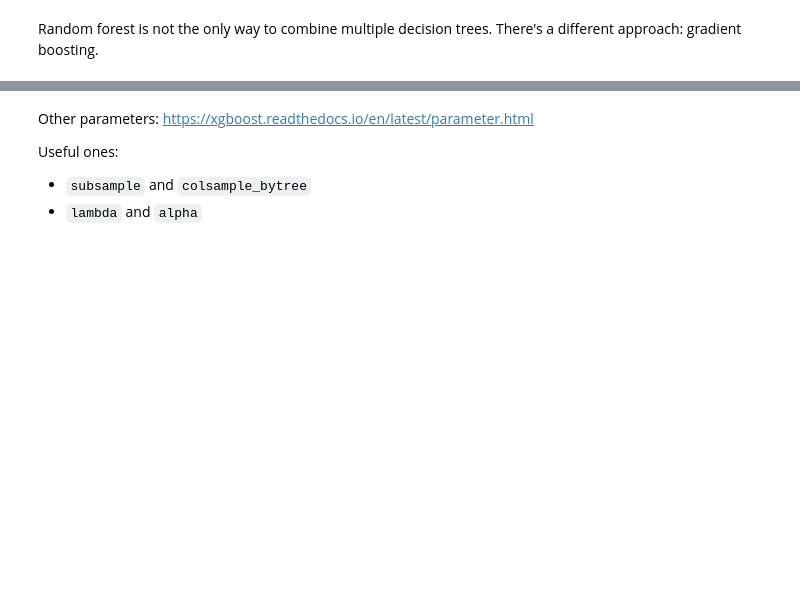
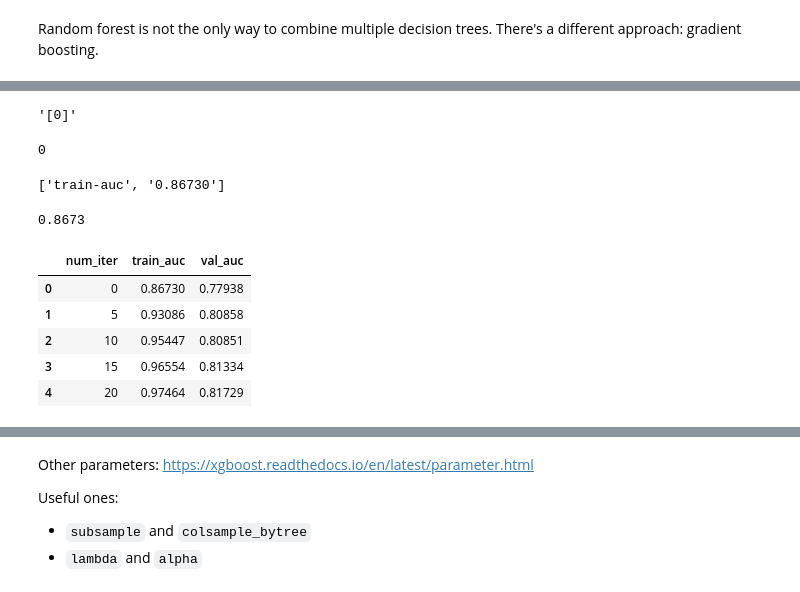
Before and after one commit to wanyingng/machine-learning-zoomcamp-2024, a Jupyter notebook: 06-trees/06-credit-risk.ipynb, the cells around one changed output, grey strips where cells are left out. Drawn from its saved outputs; the diff is of its cells as text; code cells hidden in the pictures; blank space fills up the shorter version.

```diff
--- a/06-trees/06-credit-risk.ipynb
+++ b/06-trees/06-credit-risk.ipynb
@@ -1706,0 +1889,3 @@ print(s[:200])
+# %%
+line = s.split('\n')[0]
+line
@@ -1707,3 +1898,22 @@ print(s[:200])
+# %%
+num_iter, train_auc, val_auc = line.split('\t')
+num_iter
+# %% [output]
+'[0]'
+# %%
+# Remove the brackets and convert it to an integer
+int(num_iter.strip('[]'))
+# %% [output]
+0
+# %%
+train_auc.split(':')
+# %% [output]
+['train-auc', '0.86730']
+# %%
+# Retrieve the AUC and convert it to a float
+float(train_auc.split(':')[1])
+# %% [output]
+0.8673
 # %%
 def parse_xgb_output(output):
     results = []
@@ -1722,4 +1932,12 @@ def parse_xgb_output(output):
     return df_results
 # %%
 df_score = parse_xgb_output(output)
+df_score[:5]
+# %% [output]
+|  | num_iter | train_auc | val_auc |
+| 0 | 0 | 0.86730 | 0.77938 |
+| 1 | 5 | 0.93086 | 0.80858 |
+| 2 | 10 | 0.95447 | 0.80851 |
+| 3 | 15 | 0.96554 | 0.81334 |
+| 4 | 20 | 0.97464 | 0.81729 |
 # %%
```
Also changed, not shown: parts of 48 cells of this notebook.
